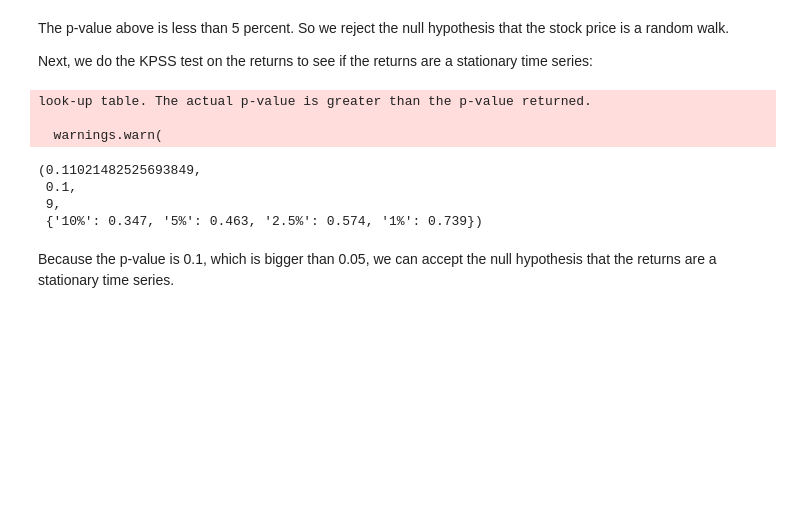
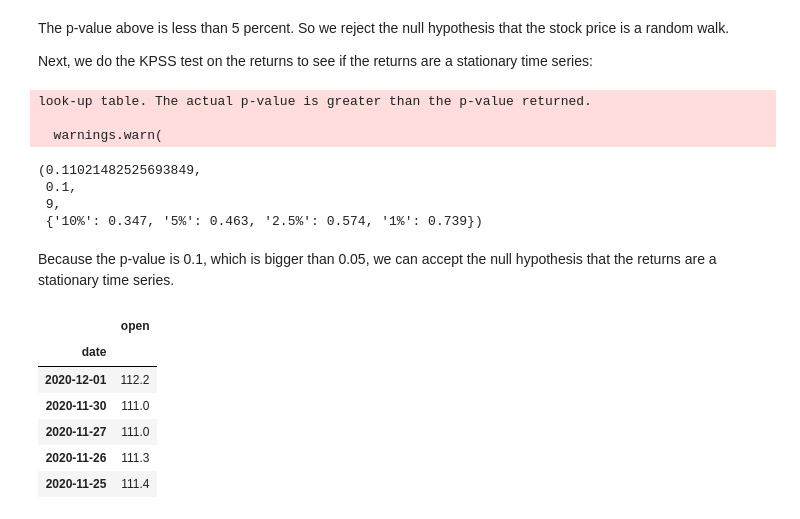
Before and after one commit to nhongphuc/Stock-prediction, a Jupyter notebook: Capstone3.ipynb, the cells around one changed output. Cells and saved outputs as stored; diff of their text form; code cells hidden in the pictures; blank space fills up the shorter version.

```diff
--- a/Capstone3.ipynb
+++ b/Capstone3.ipynb
@@ -168,3 +168,27 @@ Because the p-value is 0.1, which is bigger than 0.05, we can accept the null hy
 #Finally, we save the prices and the returns as csv files.
 data_before_2018.to_csv('opening_prices.csv')
 returns.to_csv('returns.csv')
+# %%
+#Also, we create a list of opening prices from 2018, which we'll use as the test data later on.
+
+opening_prices = []
+dates = []
+
+for data in json_data['dataset']['data']:
+    year = datetime.strptime(data[0],'%Y-%m-%d').year
+    if year >= 2018:
+        opening_prices.append(data[1])
+        dates.append(data[0])
+
+data_since_2018 = pd.DataFrame.from_dict({'date': dates, 'open': opening_prices}).set_index('date')
+data_since_2018.index = pd.to_datetime(data_since_2018.index)
+
+data_since_2018.head()
+# %% [output]
+|  | open |
+| date |  |
+| 2020-12-01 | 112.2 |
+| 2020-11-30 | 111.0 |
+| 2020-11-27 | 111.0 |
+| 2020-11-26 | 111.3 |
+| 2020-11-25 | 111.4 |
```
Also changed, not shown: parts of 1 cell of this notebook, 1 other file.
